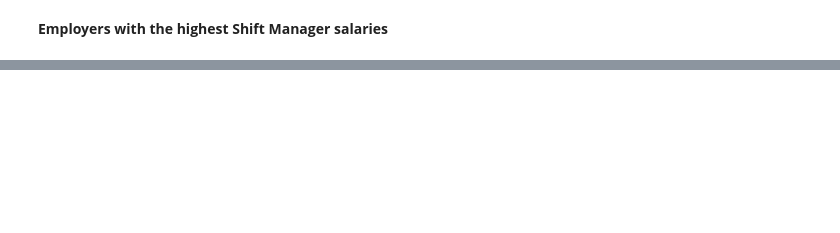
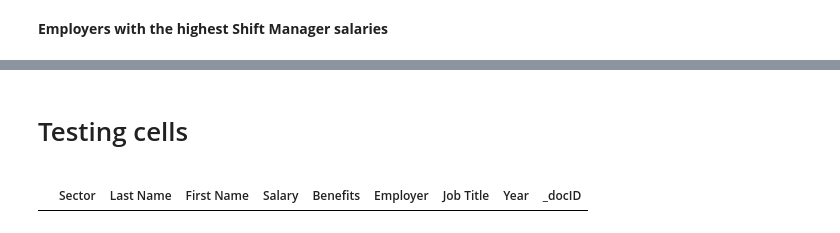
Before and after one commit to carlodghalnin/Ontario_Sunshine_List_Analysis, a Jupyter notebook: 2021_Ontario_Sunshine_List_-_Shift_Managers.ipynb, the cells around one changed output, grey strips where cells are left out. Cells and saved outputs as stored; diff of their text form; code cells hidden in the pictures; blank space fills up the shorter version.

```diff
--- a/2021_Ontario_Sunshine_List_-_Shift_Managers.ipynb
+++ b/2021_Ontario_Sunshine_List_-_Shift_Managers.ipynb
@@ -108,0 +109,7 @@ topemployers.plot.bar(
+# %% [markdown]
+<h1>Testing cells</h1>
+<a id='Testing'></a>
+# %%
+df[df['Job Title'].str.contains('Shift Supervisor')]
+# %% [output]
+|  | Sector | Last Name | First Name | Salary | Benefits | Employer | Job Title | Year | _docID |
```
Also changed, not shown: parts of 10 cells of this notebook.
